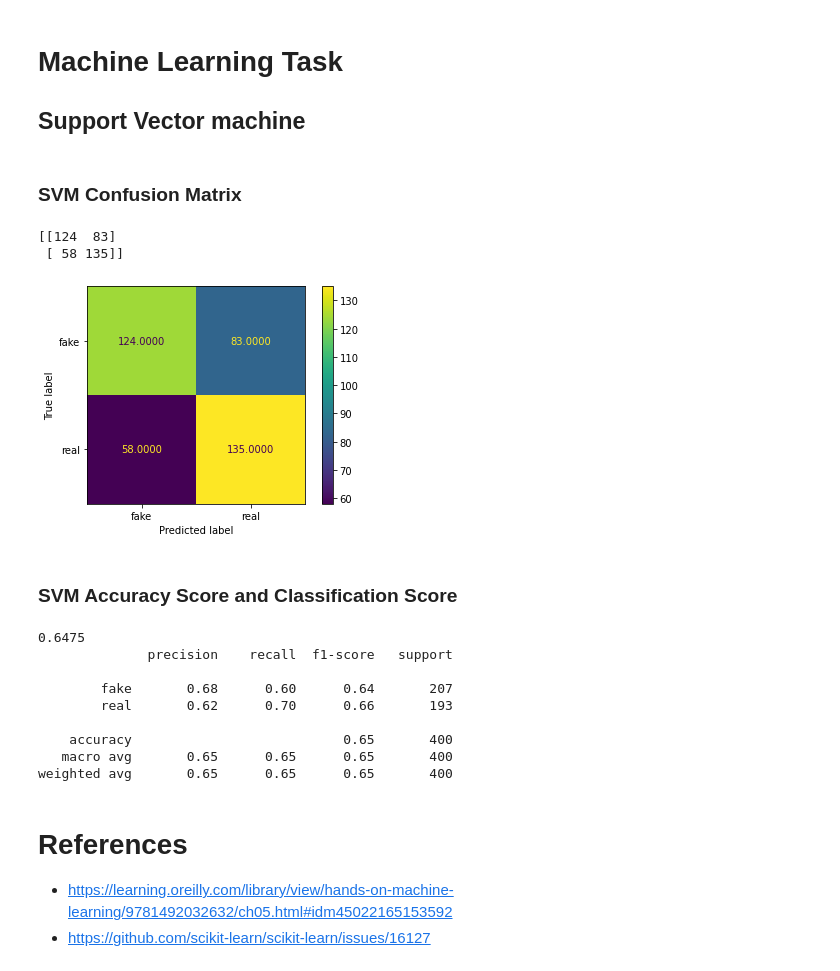
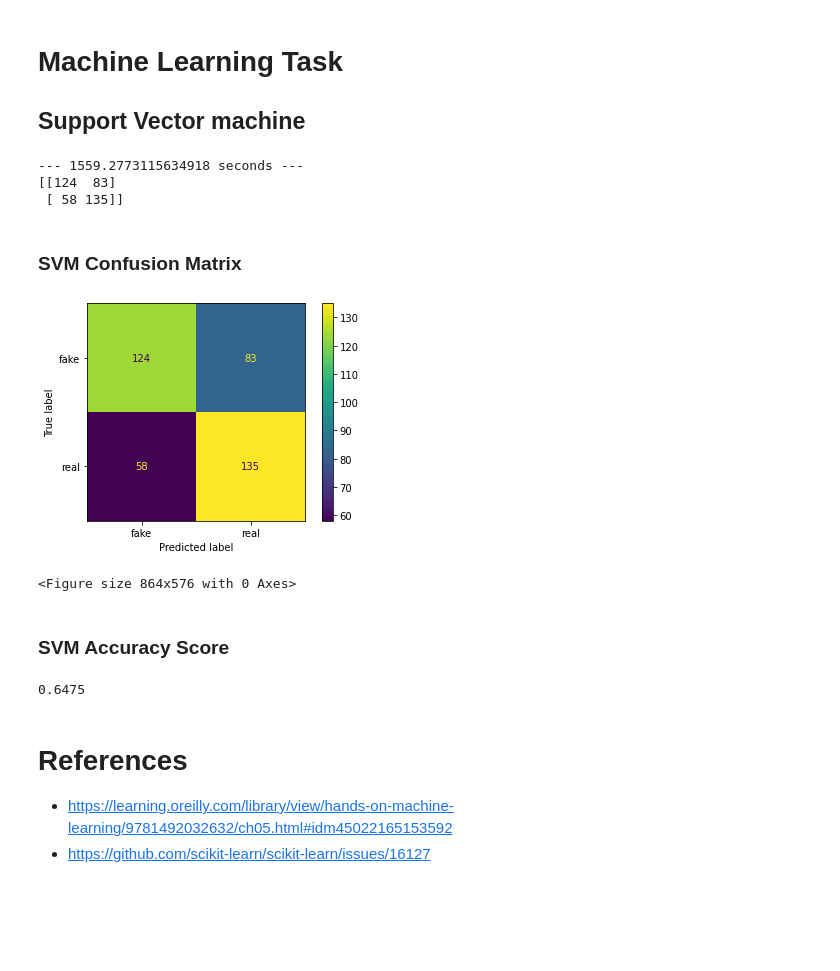
Before and after one commit to twyunting/Deepfake_Video_Classifier, a Jupyter notebook: code/04.machine_learning_tasks.ipynb, the cells around one changed output. Saved outputs shown, nothing was run; the diff lists cells and outputs as text; code cells hidden in the pictures; blank space fills up the shorter version.

```diff
--- a/code/04.machine_learning_tasks.ipynb
+++ b/code/04.machine_learning_tasks.ipynb
@@ -62,23 +67,15 @@ from sklearn.metrics import plot_confusion_matrix
 from sklearn.metrics import accuracy_score
 from sklearn.metrics import classification_report
 # %%
-from sklearn.model_selection import train_test_split
-from sklearn.svm import SVC
-from sklearn.pipeline import make_pipeline
-from sklearn.preprocessing import StandardScaler # standardize features by removing the mean and scaling to unit variance.
+start_time = time.time()
+X_train, X_test, y_train, y_test = train_test_split(X, y, test_size = 0.2, random_state = 42) # 80% for training, 20 for of testing
+svm_clf = make_pipeline(StandardScaler(), SVC(gamma='scale', C = 1)) # clf = classifer
+svm_clf.fit(X_train, y_train)
+y_pred = svm_clf.predict(X_test)
 
-start_time = time.time()
-X_train, X_test, y_train, y_test = train_test_split(X, y, test_size = 0.2, random_state = 42)
-clf = make_pipeline(StandardScaler(), SVC(gamma='auto')) # clf = classifer
-clf.fit(X_train, y_train)
-y_pred = clf.predict(X_test)
 print("--- %s seconds ---" % (time.time() - start_time))
+print(confusion_matrix(y_test, y_pred))
+# %% [output]
+--- 1559.2773115634918 seconds ---
+[[124  83]
+ [ 58 135]]
-# %%
-start_time = time.time()
-X_train, X_test, y_train, y_test = train_test_split(X, y, test_size = 0.2, random_state = 42) # 80% for training, 20 for of testing
-clf2 = make_pipeline(StandardScaler(), SVC(gamma='scale', C = 1)) # clf = classifer
-clf2.fit(X_train, y_train)
-y_pred = clf2.predict(X_test)
-
-print("--- %s seconds ---" % (time.time() - start_time))
-print(confusion_matrix(y_test, y_pred))
@@ -88,32 +82,21 @@ print(confusion_matrix(y_test, y_pred))
 # %% [markdown]
 ### SVM Confusion Matrix
-# %%
-from sklearn.metrics import plot_confusion_matrix
-from sklearn.metrics import confusion_matrix
-
-print(confusion_matrix(y_test, y_pred))
-plot_confusion_matrix(clf, X_test, y_test, values_format = '.0f')
-plt.show()
-# %% [output]
-[[124  83]
- [ 58 135]]
-[figure, removed]
+# %%
+plot_confusion_matrix(svm_clf, X_test, y_test, values_format = '.0f')
+plt.figure(figsize=(12,8))
+plt.show()
+# %% [output]
+[figure, added]
+<Figure size 864x576 with 0 Axes>
 # %% [markdown]
-### SVM Accuracy Score and Classification Score
+### SVM Accuracy Score
 # %%
 print(accuracy_score(y_test, y_pred))
+
 target_names = ['fake', 'real']
-print(classification_report(y_test, y_pred, target_names=target_names))
+#print(classification_report(y_test, y_pred, target_names=target_names))
 # %% [output]
 0.6475
-              precision    recall  f1-score   support
-
-        fake       0.68      0.60      0.64       207
-        real       0.62      0.70      0.66       193
-
-    accuracy                           0.65       400
-   macro avg       0.65      0.65      0.65       400
-weighted avg       0.65      0.65      0.65       400
 # %% [markdown]
 # References
 - https://learning.oreilly.com/library/view/hands-on-machine-learning/9781492032632/ch05.html#idm45022165153592
```
Also changed, not shown: parts of 3 cells of this notebook, 1 other file.
